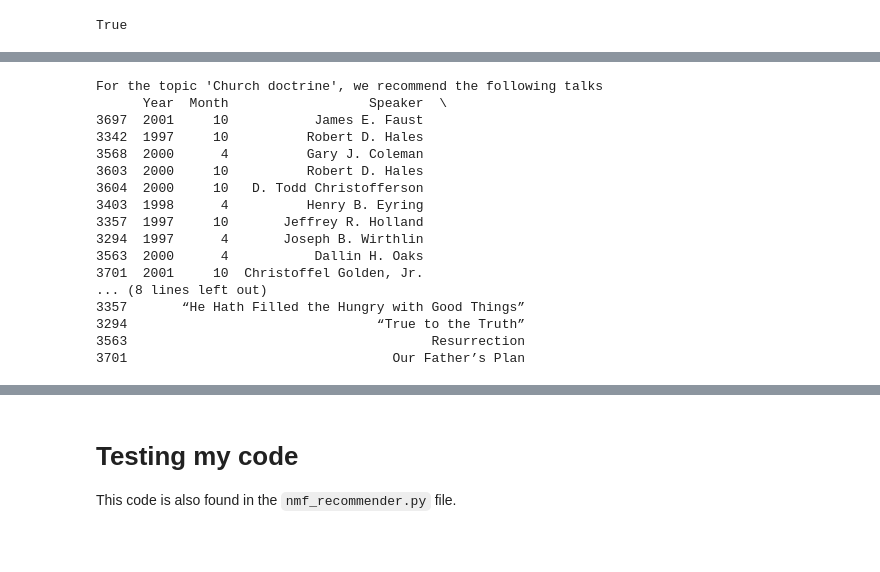
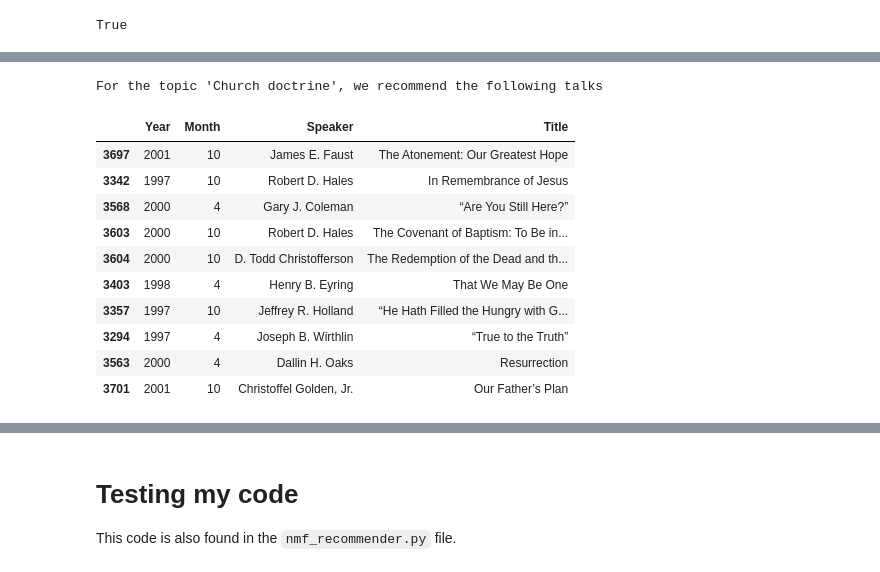
Before and after one commit to lodeous/gencon-nlp, a Jupyter notebook: nmf/NMF.ipynb, the cells around one changed output, grey strips where cells are left out. Saved outputs shown, nothing was run; the diff lists cells and outputs as text; code cells hidden in the pictures; blank space fills up the shorter version.

```diff
--- a/nmf/NMF.ipynb
+++ b/nmf/NMF.ipynb
@@ -30,26 +50,23 @@ belong = recommender.nmf.H.argmax(axis=)
 # %%
 topics = list(recommender.topic_indices.keys())
-for topic in np.random.choice(topics, 1):
-    talk_ids = recommender.recommend_talks(topic)
+#for topic in np.random.choice(topics, 1):
 
-    print(f"For the topic '{topic}', we recommend the following talks")
-    print(talk_data.loc[talk_ids, ["Year", "Month", "Speaker", "Title"]])
-    print()
+topic = "Church doctrine"
+
+talk_ids = recommender.recommend_talks(topic)
+
+print(f"For the topic '{topic}', we recommend the following talks")
+talk_data.loc[talk_ids, ["Year", "Month", "Speaker", "Title"]]
 # %% [output]
 For the topic 'Church doctrine', we recommend the following talks
-      Year  Month                  Speaker  \
-3697  2001     10           James E. Faust
-3342  1997     10          Robert D. Hales
-3568  2000      4          Gary J. Coleman
-3603  2000     10          Robert D. Hales
-3604  2000     10   D. Todd Christofferson
-3403  1998      4          Henry B. Eyring
-3357  1997     10       Jeffrey R. Holland
-3294  1997      4       Joseph B. Wirthlin
-3563  2000      4           Dallin H. Oaks
-3701  2001     10  Christoffel Golden, Jr.
-... (8 lines left out)
-3357       “He Hath Filled the Hungry with Good Things”
-3294                                “True to the Truth”
-3563                                       Resurrection
-3701                                  Our Father’s Plan
+|  | Year | Month | Speaker | Title |
+| 3697 | 2001 | 10 | James E. Faust | The Atonement: Our Greatest Hope |
+| 3342 | 1997 | 10 | Robert D. Hales | In Remembrance of Jesus |
+| 3568 | 2000 | 4 | Gary J. Coleman | “Are You Still Here?” |
+| 3603 | 2000 | 10 | Robert D. Hales | The Covenant of Baptism: To Be in... |
+| 3604 | 2000 | 10 | D. Todd Christofferson | The Redemption of the Dead and th... |
+| 3403 | 1998 | 4 | Henry B. Eyring | That We May Be One |
+| 3357 | 1997 | 10 | Jeffrey R. Holland | “He Hath Filled the Hungry with G... |
+| 3294 | 1997 | 4 | Joseph B. Wirthlin | “True to the Truth” |
+| 3563 | 2000 | 4 | Dallin H. Oaks | Resurrection |
+| 3701 | 2001 | 10 | Christoffel Golden, Jr. | Our Father’s Plan |
```
Also changed, not shown: parts of 12 cells of this notebook.
